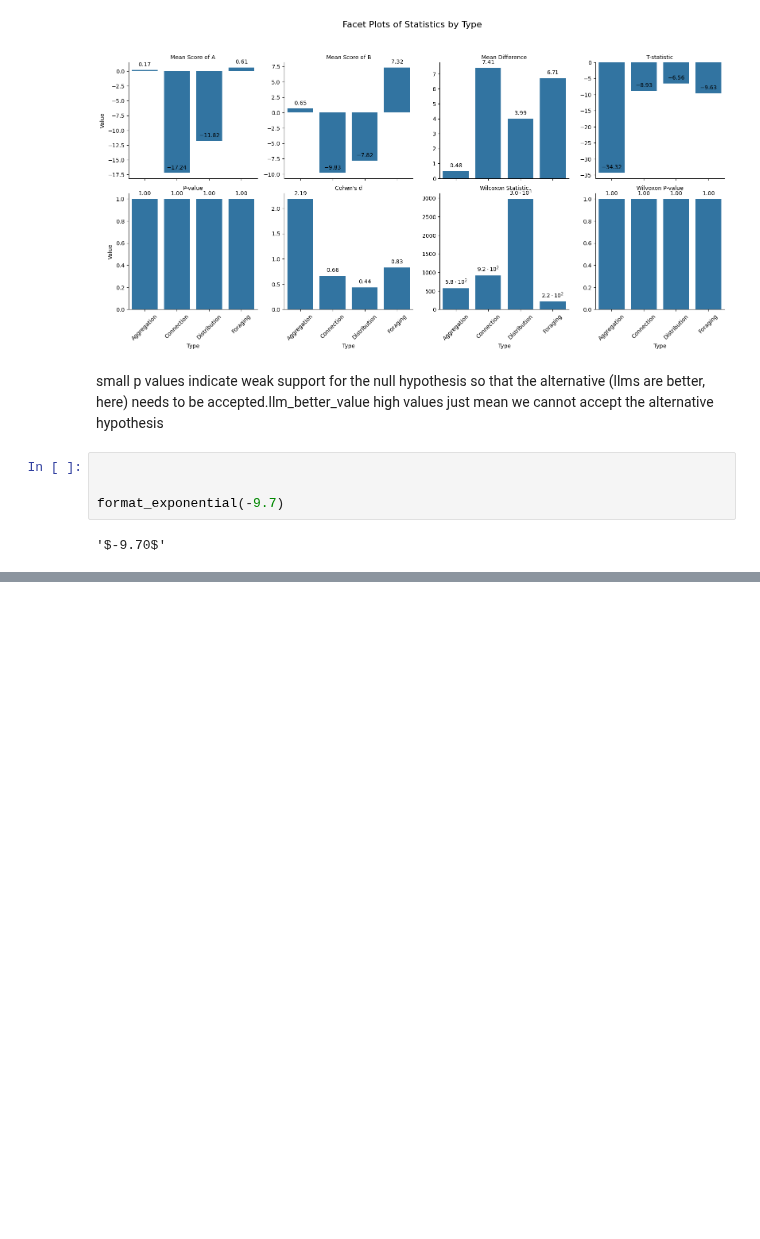
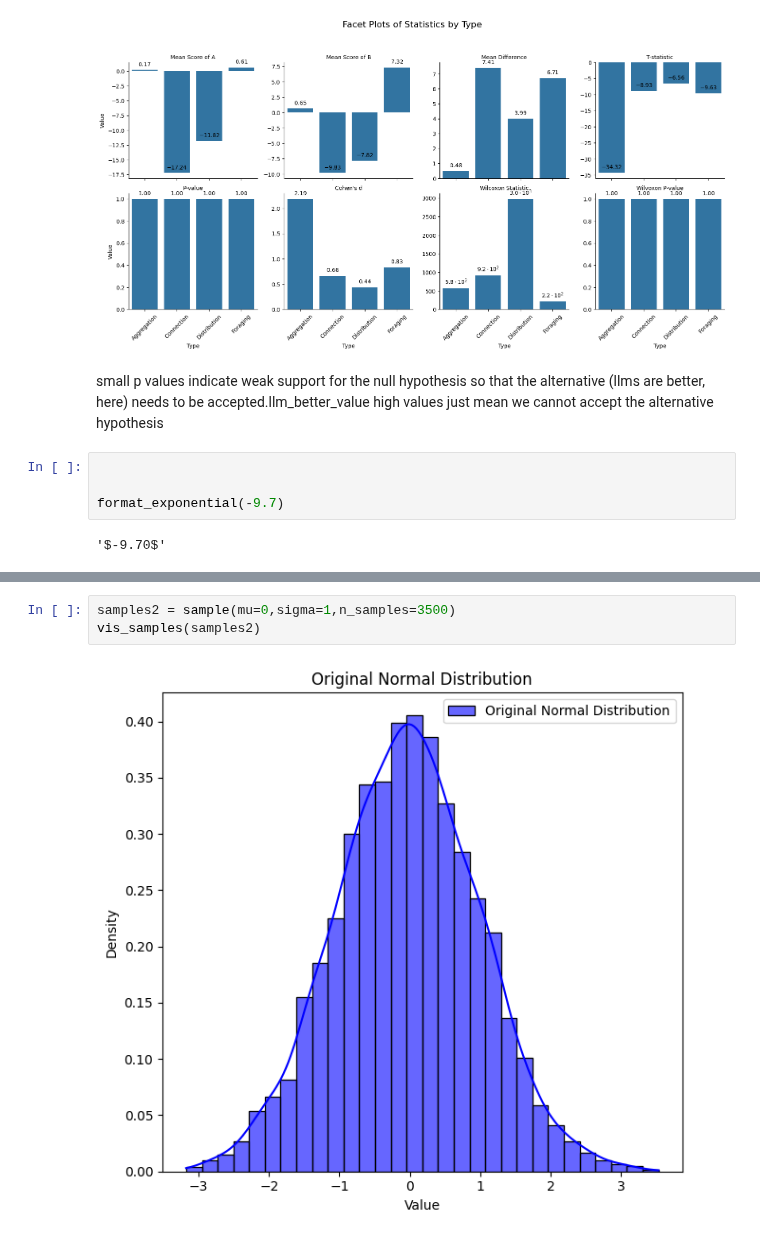
Before and after one commit to julianjandeleit/thesis_llm_collective_behavior_generation, a Jupyter notebook: analysis_notebooks/llm_comparative_analysis.ipynb, the cells around one changed output, grey strips where cells are left out. Drawn from its saved outputs; the diff is of its cells as text; blank space fills up the shorter version.

```diff
--- a/analysis_notebooks/llm_comparative_analysis.ipynb
+++ b/analysis_notebooks/llm_comparative_analysis.ipynb
@@ -467,0 +495,5 @@ format_exponential(-9.7)
+# %%
+samples2 = sample(mu=0,sigma=1,n_samples=3500)
+vis_samples(samples2)
+# %% [output]
+[figure, added]
```
Also changed, not shown: parts of 9 cells of this notebook, 19 other files.
